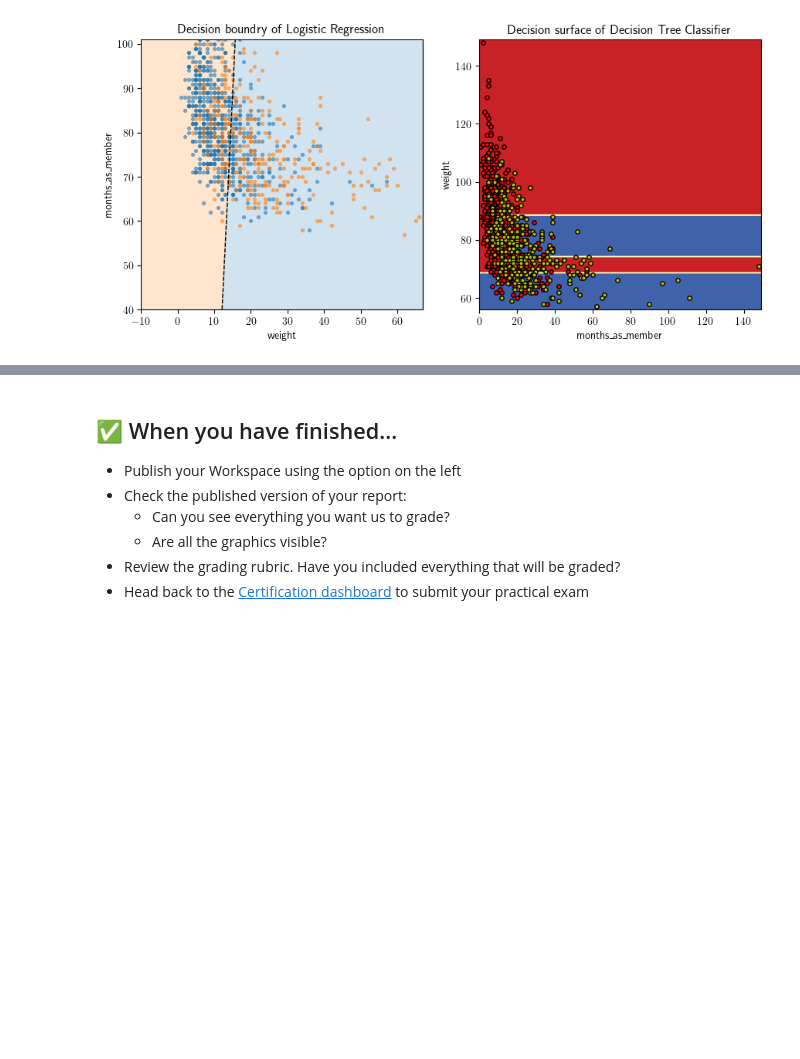
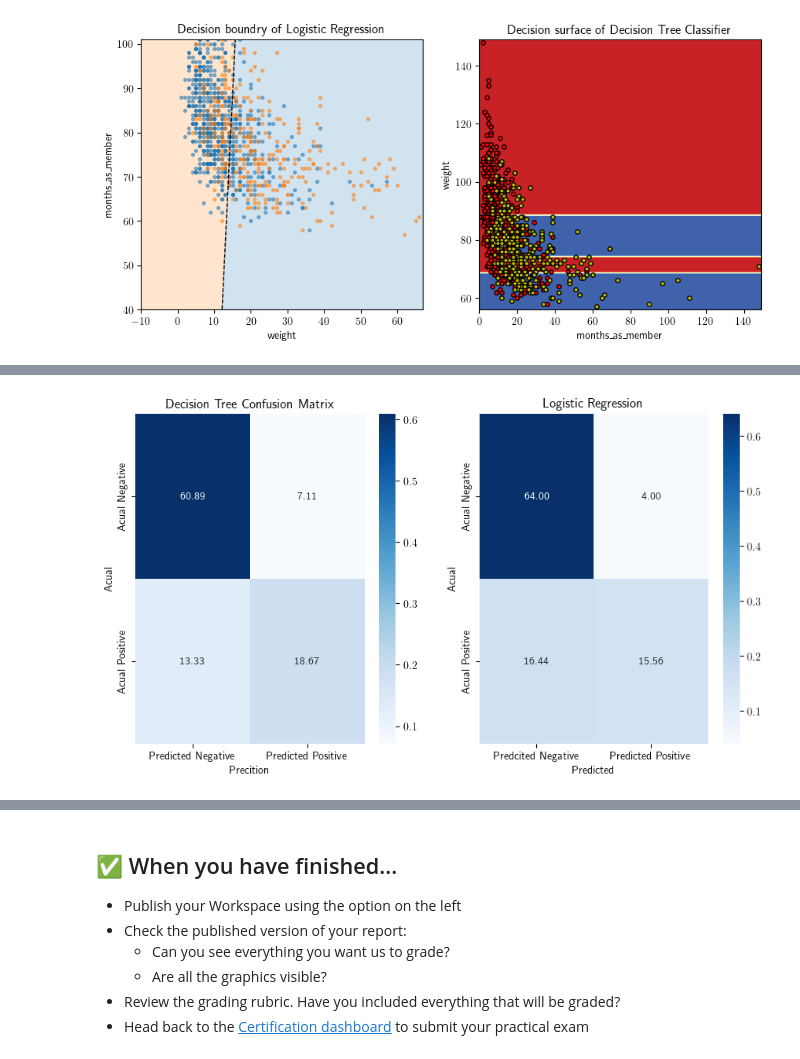
Before and after one commit to Abdoelabassi/data-science-certification-exam, a Jupyter notebook: notebook.ipynb, the cells around one changed output, grey strips where cells are left out. Cells and saved outputs as stored; diff of their text form; code cells hidden in the pictures; blank space fills up the shorter version.

```diff
--- a/notebook.ipynb
+++ b/notebook.ipynb
@@ -572,0 +604,47 @@ plt.show()
+# %%
+dt = models["Decision Tree Classifier"].fit(X_train, y_train)
+lr = models["Logistic Regression"].fit(X_train, y_train)
+
+dt_cm = confusion_matrix(y_test, dt.predict(X_test))
+lr_cm = confusion_matrix(y_test, lr.predict(X_test))
+# %%
+plt.figure(figsize=(16,12))
+
+dt_cm = dt_cm/np.sum(dt_cm)
+lr_cm = lr_cm/np.sum(lr_cm)
+
+ax1 = plt.subplot(2,3,1)
+ax2 = plt.subplot(2,3,2)
+
+sns.heatmap(
+    dt_cm,
+    annot=True,
+    fmt=".2%",
+    cmap="Blues",
+    xticklabels=["Predicted Negative", "Predicted Positive"],
+    yticklabels=["Acual Negative","Acual Positive"],
+    ax=ax1
+
+)
+
+sns.heatmap(
+    lr_cm,
+    annot=True,
+    fmt=".2%",
+    cmap="Blues",
+    xticklabels=["Predcited Negative", "Predicted Positive"],
+    yticklabels=["Acual Negative", "Acual Positive"],
+    ax=ax2
+)
+
+ax1.set_xlabel("Precition")
+ax1.set_ylabel("Acual")
+ax2.set_xlabel("Predicted")
+ax2.set_ylabel("Acual")
+
+ax1.set_title("Decision Tree Confusion Matrix")
+ax2.set_title("Logistic Regression")
+
+plt.show()
+# %% [output]
+[figure, added]
```
Also changed, not shown: parts of 8 cells of this notebook.
